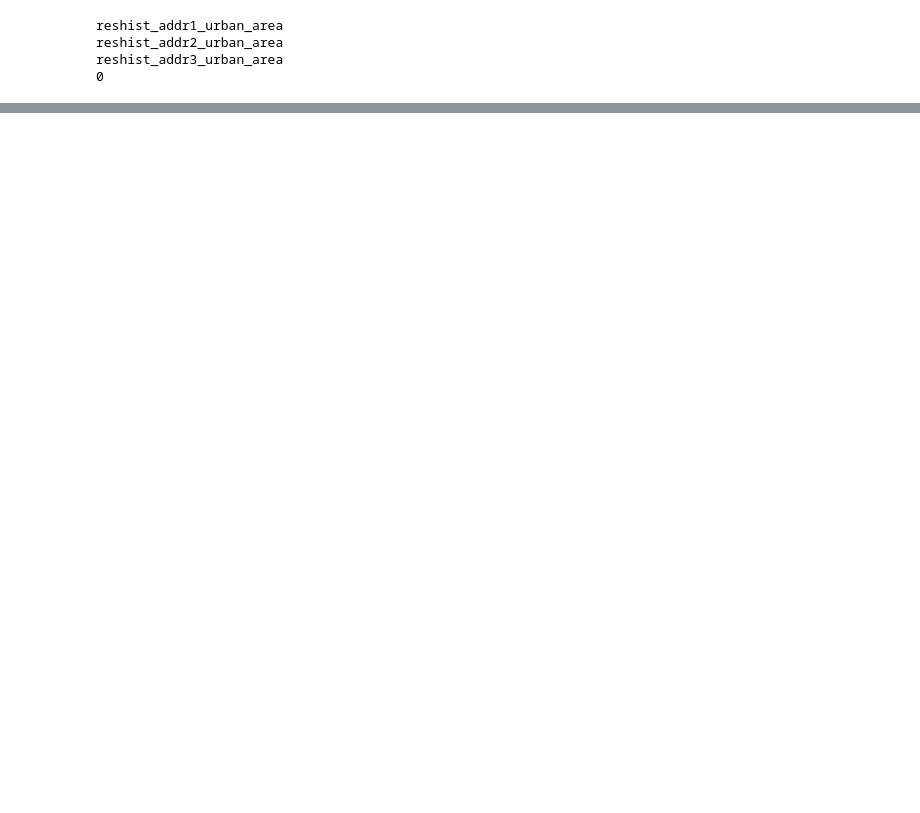
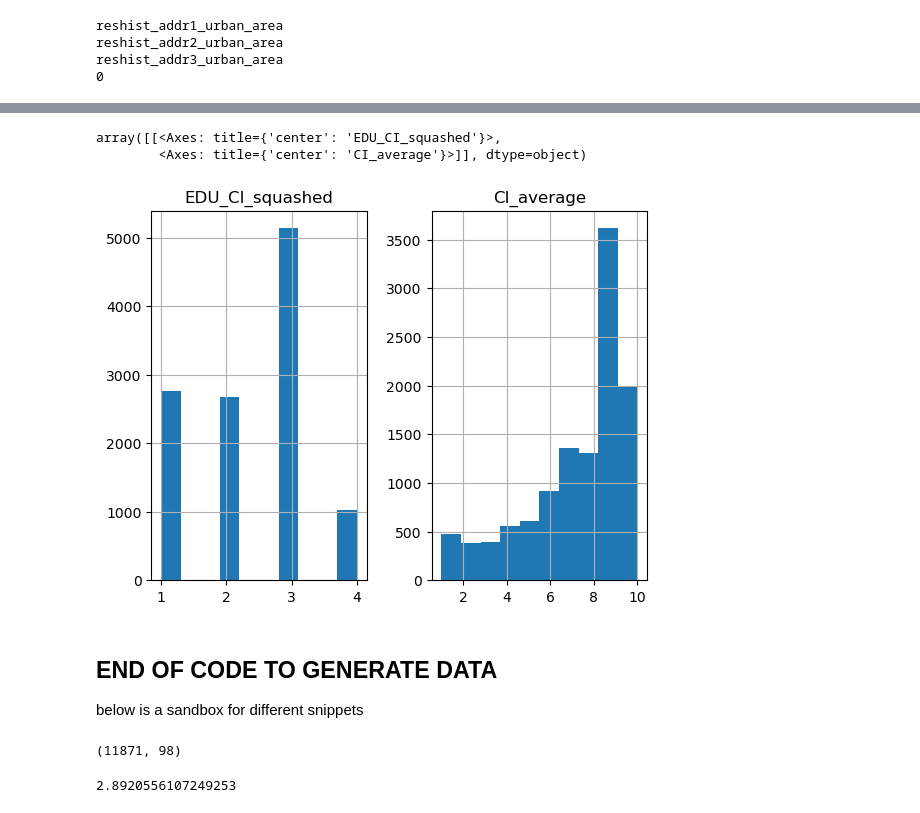
Before and after one commit to samuelheczko/causal_-interference_stimulants_PE, a Jupyter notebook: python_source/raw_data_manipulation.ipynb, the cells around one changed output, grey strips where cells are left out. Saved outputs shown, nothing was run; the diff lists cells and outputs as text; code cells hidden in the pictures; blank space fills up the shorter version.

```diff
--- a/python_source/raw_data_manipulation.ipynb
+++ b/python_source/raw_data_manipulation.ipynb
@@ -700,7 +679,7 @@ def z_score_normalize(column):
     return (column - mean) / std_dev
 
 
-columns_to_normalise = ['PE_mean_year_2_3','EDU_HIGER_AVERAGE','ADHD_baseline_year_1_arm_1','ADI_0_baseline_year_1_arm_1','CI_average']
+columns_to_normalise = ['EDU_HIGER_AVERAGE','ADHD_baseline_year_1_arm_1','ADI_0_baseline_year_1_arm_1','CI_average','PE_3_year_follow_up_y_arm_1','PE_mean_year_3_4']
 
 
 for col in columns_to_normalise:
@@ -720,14 +700,15 @@ CI_average
 # %%
 #mental health measures
-mental_health_columns = ['asr_scr_depress_t','asr_scr_anxdisord_t','asr_scr_somaticpr_t','asr_scr_avoidant_t','asr_scr_antisocial_t'] ##depressive symptoms, axiety symptoims, somatic issues, avoidant, antisocial
+mental_health_columns = ['cbcl_scr_dsm5_depress_r','cbcl_scr_dsm5_anxdisord_r','cbcl_scr_dsm5_somaticpr_r'] ##depressive symptoms, axiety symptoims, somatic issues, avoidant, antisocial
 mental_health_names = [entry.split('_')[-2] for entry in mental_health_columns]
-mental_health_csvs['mh_p_asr']
+csv = mental_health_csvs['mh_p_cbcl']
+
 
 MH_dfs = []
 
 for index, column in enumerate(mental_health_columns): ##loop over columns
 
-    MH_1 = extractor(mental_health_csvs['mh_p_asr'],target_columns = column,average = True) #get the dictionary of the subjects and values from the csv
+    MH_1 = extractor(csv,target_columns = column,average = True) #get the dictionary of the subjects and values from the csv
     MH_df = pd.DataFrame(MH_1)
 
     #MH_df.rename(columns={"baseline_year_1_arm_1": f"{mental_health_names[index]}_baseline_year_1_arm_1", "_subject": f"_subject"},inplace = True)
@@ -771,2 +752,9 @@ MH_dfs[0].
 # %%
 dataframe_for_regression_7 = pd.merge(dataframe_for_regression_6,MH_dfs[0],how = 'outer', left_on='Subject' , right_on = mental_health_names[0] + '__subject')
+dataframe_for_regression_7 = pd.merge(dataframe_for_regression_7,latent_factor_dfs[0],how = 'outer', left_on='Subject' , right_on = 'latent_factor_ss_general_ses__subject')
+# %%
+##make into floats
+# Iterate over each column
+for column in dataframe_for_regression_7.select_dtypes(include='number').columns:
+    # Attempt to convert each column to float
+    dataframe_for_regression_7[column] = pd.to_numeric(dataframe_for_regression_7[column], errors='coerce').astype(float)
@@ -773,3 +895,9 @@ dataframe_for_regression_7 = pd.merge(dataframe_for_regression_6,MH_dfs[0],how =
+# %%
+dataframe_for_regression_7[['EDU_CI_squashed','CI_average']].hist()
+# %% [output]
+array([[<Axes: title={'center': 'EDU_CI_squashed'}>,
+        <Axes: title={'center': 'CI_average'}>]], dtype=object)
+[figure, added]
 # %%
 #export the final table as csv
 
@@ -777,0 +906,11 @@ dataframe_for_regression_6.to_csv(data_save_path + 'for_regression_130224.csv',
+# %% [markdown]
+## END OF CODE TO GENERATE DATA
+below is a sandbox for different snippets
+# %%
+dataframe_for_regression_7.shape
+# %% [output]
+(11871, 98)
+# %%
+dataframe_for_regression_7[dataframe_for_regression_7['meds_nbl_and_y1_or_y2_and_y3']==0]['PE_3_year_follow_up_y_arm_1'].astype(float).mean()
+# %% [output]
+2.8920556107249253
```
Also changed, not shown: parts of 31 cells of this notebook, 4 other files.
